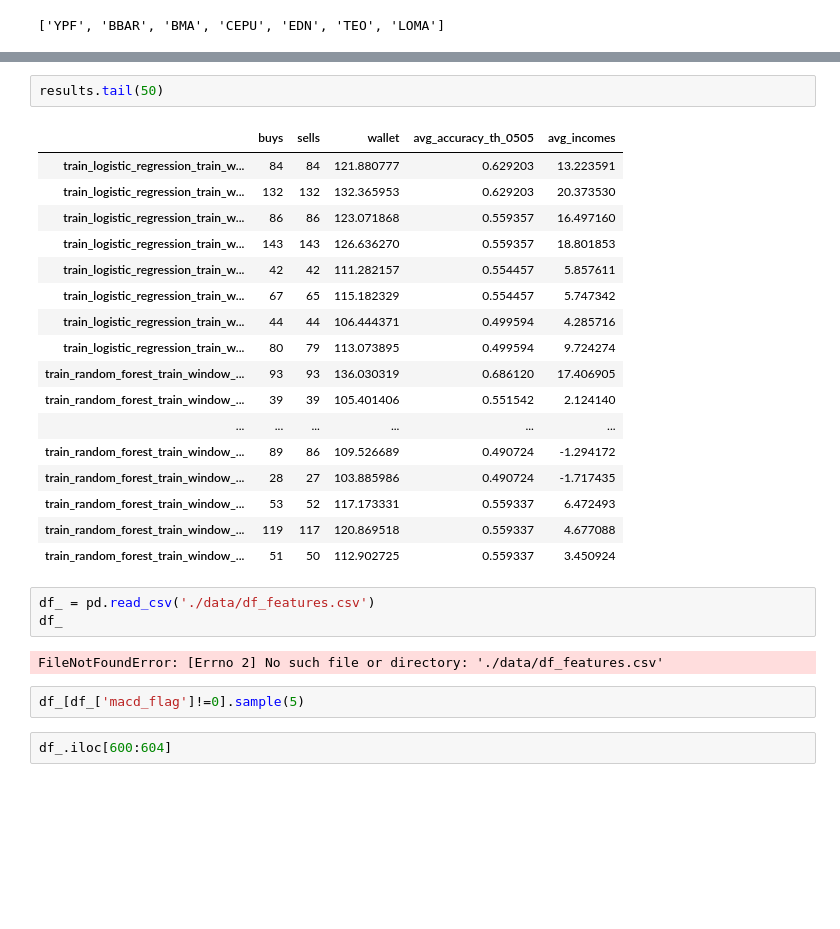
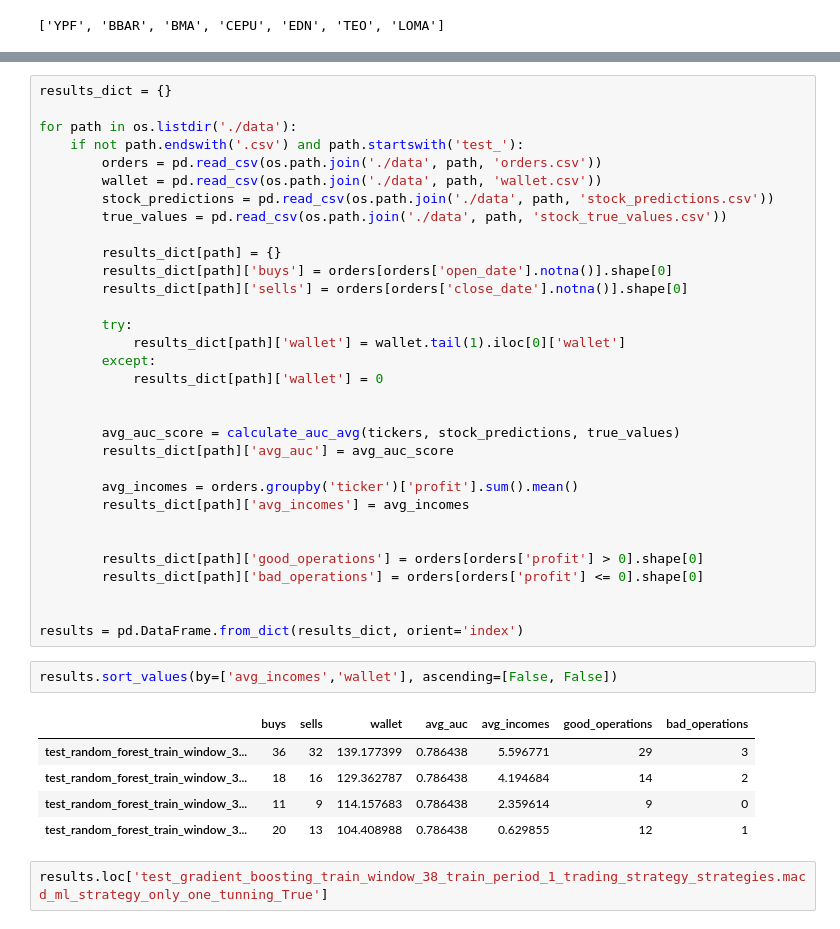
Before and after one commit to SaidJacobo/forex_ml_bot, a Jupyter notebook: see_all_experiments.ipynb, the cells around one changed output, grey strips where cells are left out. Saved outputs shown, nothing was run; the diff lists cells and outputs as text; blank space fills up the shorter version.

```diff
--- a/see_all_experiments.ipynb
+++ b/see_all_experiments.ipynb
@@ -181,29 +97,42 @@ results.sort_values(by=['avg_incomes','wallet'], ascending=[False, False])
-# %%
-results.tail(50)
-# %% [output]
-|  | buys | sells | wallet | avg_accuracy_th_0505 | avg_incomes |
-| train_logistic_regression_train_w... | 84 | 84 | 121.880777 | 0.629203 | 13.223591 |
-| train_logistic_regression_train_w... | 132 | 132 | 132.365953 | 0.629203 | 20.373530 |
-| train_logistic_regression_train_w... | 86 | 86 | 123.071868 | 0.559357 | 16.497160 |
-| train_logistic_regression_train_w... | 143 | 143 | 126.636270 | 0.559357 | 18.801853 |
-| train_logistic_regression_train_w... | 42 | 42 | 111.282157 | 0.554457 | 5.857611 |
-| train_logistic_regression_train_w... | 67 | 65 | 115.182329 | 0.554457 | 5.747342 |
-| train_logistic_regression_train_w... | 44 | 44 | 106.444371 | 0.499594 | 4.285716 |
-| train_logistic_regression_train_w... | 80 | 79 | 113.073895 | 0.499594 | 9.724274 |
-| train_random_forest_train_window_... | 93 | 93 | 136.030319 | 0.686120 | 17.406905 |
-| train_random_forest_train_window_... | 39 | 39 | 105.401406 | 0.551542 | 2.124140 |
-| ... | ... | ... | ... | ... | ... |
-| train_random_forest_train_window_... | 89 | 86 | 109.526689 | 0.490724 | -1.294172 |
-| train_random_forest_train_window_... | 28 | 27 | 103.885986 | 0.490724 | -1.717435 |
-| train_random_forest_train_window_... | 53 | 52 | 117.173331 | 0.559337 | 6.472493 |
-| train_random_forest_train_window_... | 119 | 117 | 120.869518 | 0.559337 | 4.677088 |
-| train_random_forest_train_window_... | 51 | 50 | 112.902725 | 0.559337 | 3.450924 |
-# %%
-df_ = pd.read_csv('./data/df_features.csv')
-df_
-# %% [output]
-FileNotFoundError: [Errno 2] No such file or directory: './data/df_features.csv'
-# %%
-df_[df_['macd_flag']!=0].sample(5)
-# %%
-df_.iloc[600:604]
+# %%
+results_dict = {}
+
+for path in os.listdir('./data'):
+    if not path.endswith('.csv') and path.startswith('test_'):
+        orders = pd.read_csv(os.path.join('./data', path, 'orders.csv'))
+        wallet = pd.read_csv(os.path.join('./data', path, 'wallet.csv'))
+        stock_predictions = pd.read_csv(os.path.join('./data', path, 'stock_predictions.csv'))
+        true_values = pd.read_csv(os.path.join('./data', path, 'stock_true_values.csv'))
+
+        results_dict[path] = {}
+        results_dict[path]['buys'] = orders[orders['open_date'].notna()].shape[0]
+        results_dict[path]['sells'] = orders[orders['close_date'].notna()].shape[0]
+
+        try:
+            results_dict[path]['wallet'] = wallet.tail(1).iloc[0]['wallet']
+        except:
+            results_dict[path]['wallet'] = 0
+
+
+        avg_auc_score = calculate_auc_avg(tickers, stock_predictions, true_values)
+        results_dict[path]['avg_auc'] = avg_auc_score
+
+        avg_incomes = orders.groupby('ticker')['profit'].sum().mean()
+        results_dict[path]['avg_incomes'] = avg_incomes
+
+
+        results_dict[path]['good_operations'] = orders[orders['profit'] > 0].shape[0]
+        results_dict[path]['bad_operations'] = orders[orders['profit'] <= 0].shape[0]
+
+
+results = pd.DataFrame.from_dict(results_dict, orient='index')
+# %%
+results.sort_values(by=['avg_incomes','wallet'], ascending=[False, False])
+# %% [output]
+|  | buys | sells | wallet | avg_auc | avg_incomes | good_operations | bad_operations |
+| test_random_forest_train_window_3... | 36 | 32 | 139.177399 | 0.786438 | 5.596771 | 29 | 3 |
+| test_random_forest_train_window_3... | 18 | 16 | 129.362787 | 0.786438 | 4.194684 | 14 | 2 |
+| test_random_forest_train_window_3... | 11 | 9 | 114.157683 | 0.786438 | 2.359614 | 9 | 0 |
+| test_random_forest_train_window_3... | 20 | 13 | 104.408988 | 0.786438 | 0.629855 | 12 | 1 |
+# %%
+results.loc['test_gradient_boosting_train_window_38_train_period_1_trading_strategy_strategies.macd_ml_strategy_only_one_tunning_True']
```
Also changed, not shown: parts of 5 cells of this notebook, 4 other files.
